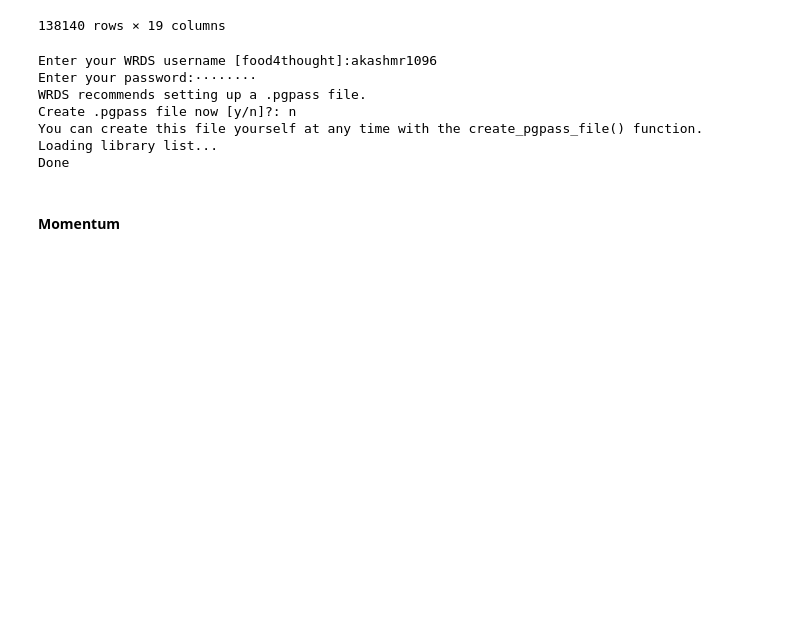
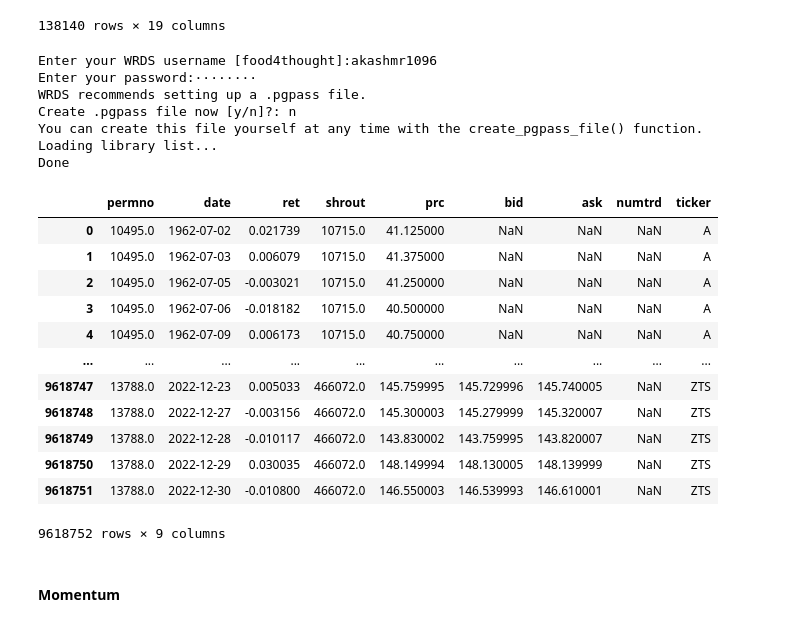
Before and after one commit to AkashRinge/Hierarchical-Risk-Parity, a Jupyter notebook: Portfolio_Construction_with_HRP.ipynb, the cells around one changed output. Drawn from its saved outputs; the diff is of its cells as text; code cells hidden in the pictures; blank space fills up the shorter version.

```diff
--- a/Portfolio_Construction_with_HRP.ipynb
+++ b/Portfolio_Construction_with_HRP.ipynb
@@ -49,6 +55,32 @@ Create .pgpass file now [y/n]?: n
 You can create this file yourself at any time with the create_pgpass_file() function.
 Loading library list...
 Done
+# %%
+# # List all files in the directory
+# directory_path = 'returns'
+# files = os.listdir(directory_path)
+# all_df = []
+# # Iterate through each file in the directory
+# for filename in files:
+#     file_path = os.path.join(directory_path, filename)
+#     all_df.append(pd.read_feather(file_path))
+#     print(f'{filename} Done')
+df = pd.concat(all_df, ignore_index=True)
+df
+# %% [output]
+|  | permno | date | ret | shrout | prc | bid | ask | numtrd | ticker |
+| 0 | 10495.0 | 1962-07-02 | 0.021739 | 10715.0 | 41.125000 | NaN | NaN | NaN | A |
+| 1 | 10495.0 | 1962-07-03 | 0.006079 | 10715.0 | 41.375000 | NaN | NaN | NaN | A |
+| 2 | 10495.0 | 1962-07-05 | -0.003021 | 10715.0 | 41.250000 | NaN | NaN | NaN | A |
+| 3 | 10495.0 | 1962-07-06 | -0.018182 | 10715.0 | 40.500000 | NaN | NaN | NaN | A |
+| 4 | 10495.0 | 1962-07-09 | 0.006173 | 10715.0 | 40.750000 | NaN | NaN | NaN | A |
+| ... | ... | ... | ... | ... | ... | ... | ... | ... | ... |
+| 9618747 | 13788.0 | 2022-12-23 | 0.005033 | 466072.0 | 145.759995 | 145.729996 | 145.740005 | NaN | ZTS |
+| 9618748 | 13788.0 | 2022-12-27 | -0.003156 | 466072.0 | 145.300003 | 145.279999 | 145.320007 | NaN | ZTS |
+| 9618749 | 13788.0 | 2022-12-28 | -0.010117 | 466072.0 | 143.830002 | 143.759995 | 143.820007 | NaN | ZTS |
+| 9618750 | 13788.0 | 2022-12-29 | 0.030035 | 466072.0 | 148.149994 | 148.130005 | 148.139999 | NaN | ZTS |
+| 9618751 | 13788.0 | 2022-12-30 | -0.010800 | 466072.0 | 146.550003 | 146.539993 | 146.610001 | NaN | ZTS |
+9618752 rows × 9 columns
 # %% [markdown]
 #### Momentum
 # %%
```
Also changed, not shown: parts of 8 cells of this notebook.
